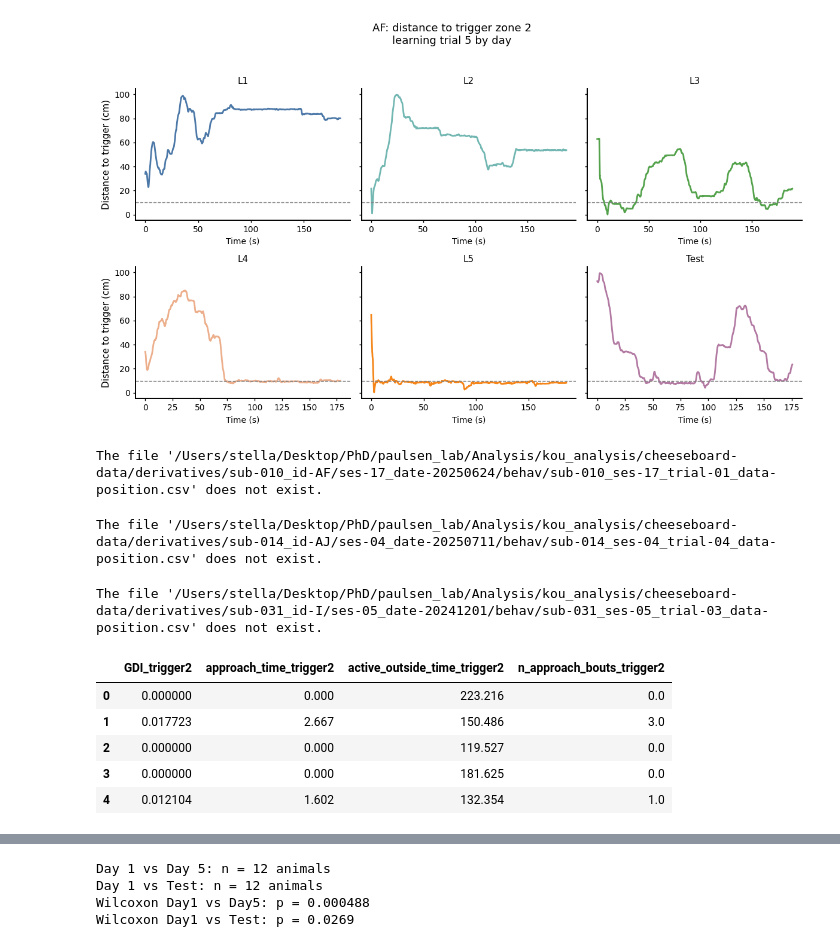
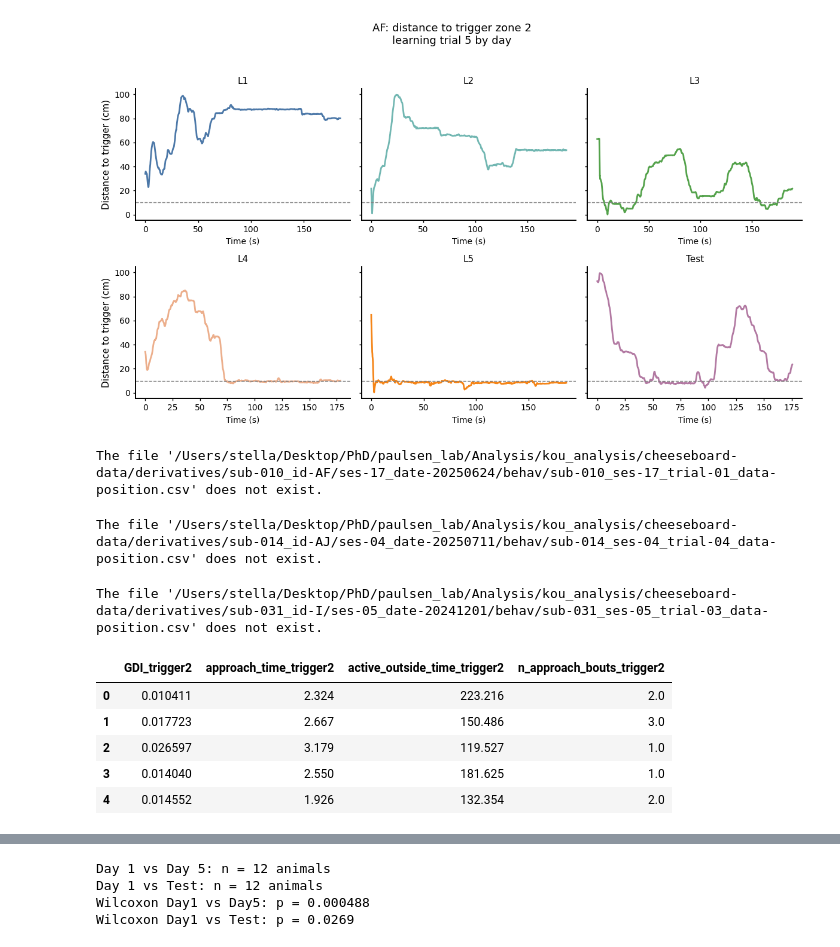
Before and after one commit to Koushouu/Cheeseboard, a Jupyter notebook: exploratory/distance_and_speed.ipynb, the cells around one changed output, grey strips where cells are left out. Saved outputs shown, nothing was run; the diff lists cells and outputs as text; code cells hidden in the pictures.

```diff
--- a/exploratory/distance_and_speed.ipynb
+++ b/exploratory/distance_and_speed.ipynb
@@ -2238,7 +2238,7 @@ SPEED_THRESH_ANALYSIS = SPEED_THRESH_REAL / BOARD_SCALE_TO_REAL
 
 MIN_APPROACH_BOUT_S = 0.0
 
-REQUIRE_MIN_REWARD_STAY = True
+REQUIRE_MIN_REWARD_STAY = False
 MIN_REWARD_STAY_MS = 2000
 
 SMOOTH_WIN_S = 0.25
@@ -2408,36 +2408,36 @@ for i in tqdm(range(len(metadata))):
     out = load_trial_distance_and_speed(metadata.iloc[i], TRIGGER_TO_USE)
     if out is None:
         continue
 
     t, d, speed = out
 
     gdi, at, tot, nb = compute_gdi_one_trial(
         t, d, speed,
         REWARD_RADIUS_ANALYSIS,
         SPEED_THRESH_ANALYSIS,
         MIN_APPROACH_BOUT_S,
         REQUIRE_MIN_REWARD_STAY,
         MIN_REWARD_STAY_MS / 1000.0,
         USE_NEGATIVE_SLOPE_START,
         SMOOTH_WIN_S,
         REQUIRE_DIRECT_NEGATIVE_TO_ENTRY,
         MAX_POSITIVE_SLOPE_GAP_S,
     )
 
     metadata.at[i, GDI_COL] = gdi
     metadata.at[i, APPROACH_TIME_COL] = at
     metadata.at[i, ACTIVE_OUTSIDE_TIME_COL] = tot
     metadata.at[i, N_BOUTS_COL] = nb
 
 metadata[[GDI_COL, APPROACH_TIME_COL, ACTIVE_OUTSIDE_TIME_COL, N_BOUTS_COL]].head()
 # %% [output]
 The file '/Users/stella/Desktop/PhD/paulsen_lab/Analysis/kou_analysis/cheeseboard-data/derivatives/sub-010_id-AF/ses-17_date-20250624/behav/sub-010_ses-17_trial-01_data-position.csv' does not exist.
 The file '/Users/stella/Desktop/PhD/paulsen_lab/Analysis/kou_analysis/cheeseboard-data/derivatives/sub-014_id-AJ/ses-04_date-20250711/behav/sub-014_ses-04_trial-04_data-position.csv' does not exist.
 The file '/Users/stella/Desktop/PhD/paulsen_lab/Analysis/kou_analysis/cheeseboard-data/derivatives/sub-031_id-I/ses-05_date-20241201/behav/sub-031_ses-05_trial-03_data-position.csv' does not exist.
 |  | GDI_trigger2 | approach_time_trigger2 | active_outside_time_trigger2 | n_approach_bouts_trigger2 |
-| 0 | 0.000000 | 0.000 | 223.216 | 0.0 |
+| 0 | 0.010411 | 2.324 | 223.216 | 2.0 |
 | 1 | 0.017723 | 2.667 | 150.486 | 3.0 |
-| 2 | 0.000000 | 0.000 | 119.527 | 0.0 |
-| 3 | 0.000000 | 0.000 | 181.625 | 0.0 |
-| 4 | 0.012104 | 1.602 | 132.354 | 1.0 |
+| 2 | 0.026597 | 3.179 | 119.527 | 1.0 |
+| 3 | 0.014040 | 2.550 | 181.625 | 1.0 |
+| 4 | 0.014552 | 1.926 | 132.354 | 2.0 |
 # %%
```
Also changed, not shown: parts of 1 cell of this notebook, 5 other files.
